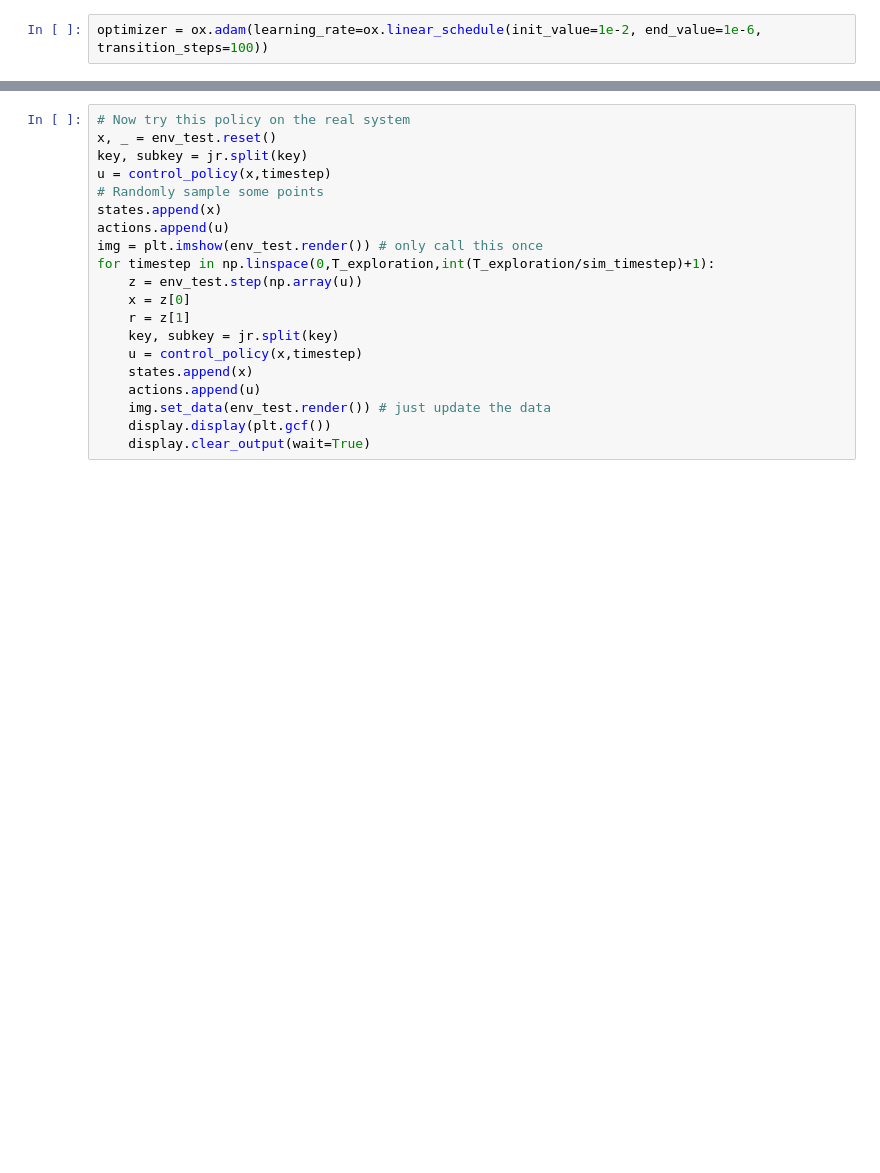
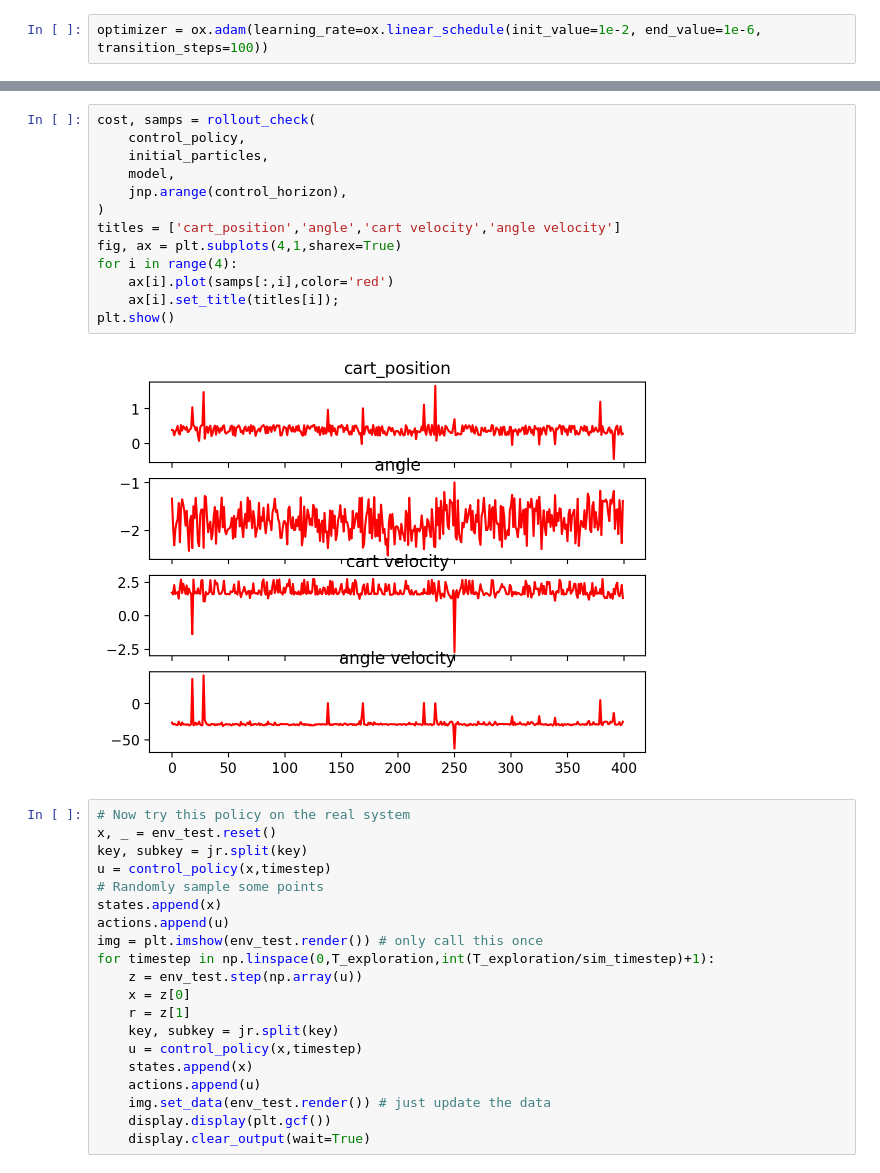
Before and after one commit to mathDR/jax-mc-pilco, a Jupyter notebook: src/jax_mc_pilco/pilco_testing_inv_pend_notebook.ipynb, the cells around one changed output, grey strips where cells are left out. Cells and saved outputs as stored; diff of their text form; blank space fills up the shorter version.

```diff
--- a/src/jax_mc_pilco/pilco_testing_inv_pend_notebook.ipynb
+++ b/src/jax_mc_pilco/pilco_testing_inv_pend_notebook.ipynb
@@ -318,3 +291,18 @@ Array([[-0.14167806, -0.05113283, -0.09703482, -0.16592275]], dtype=float64)
+# %%
+cost, samps = rollout_check(
+    control_policy,
+    initial_particles,
+    model,
+    jnp.arange(control_horizon),
+)
+titles = ['cart_position','angle','cart velocity','angle velocity']
+fig, ax = plt.subplots(4,1,sharex=True)
+for i in range(4):
+    ax[i].plot(samps[:,i],color='red')
+    ax[i].set_title(titles[i]);
+plt.show()
+# %% [output]
+[figure, added]
 # %%
 # Now try this policy on the real system
 x, _ = env_test.reset()
```
Also changed, not shown: parts of 39 cells of this notebook, 1 other file.
